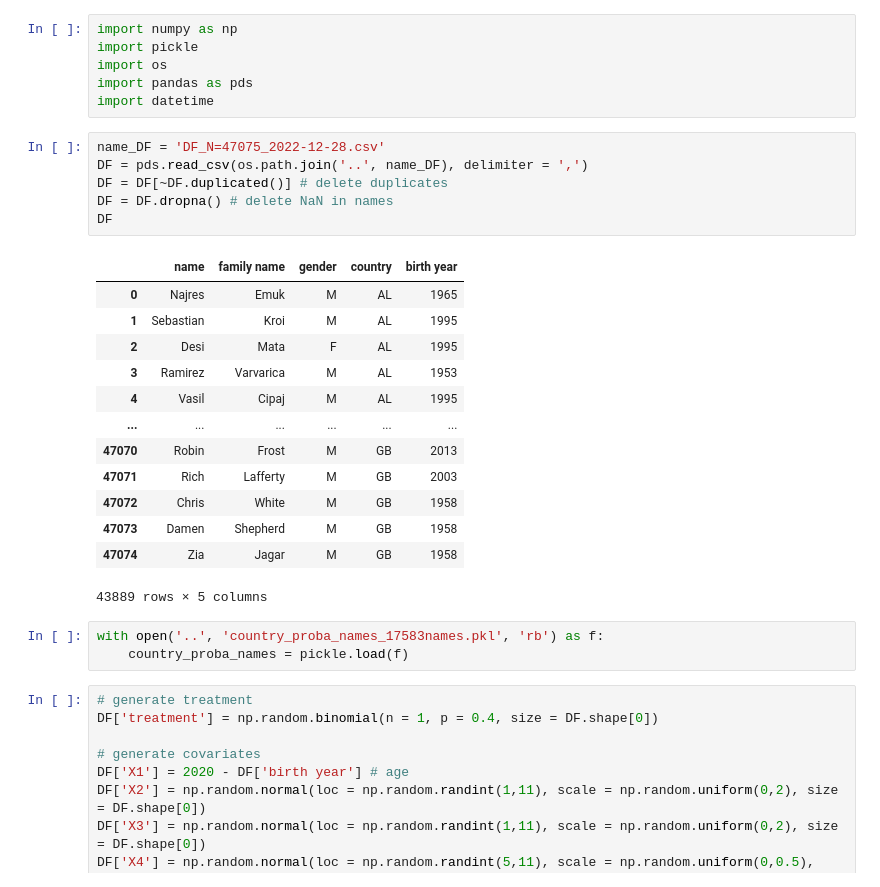
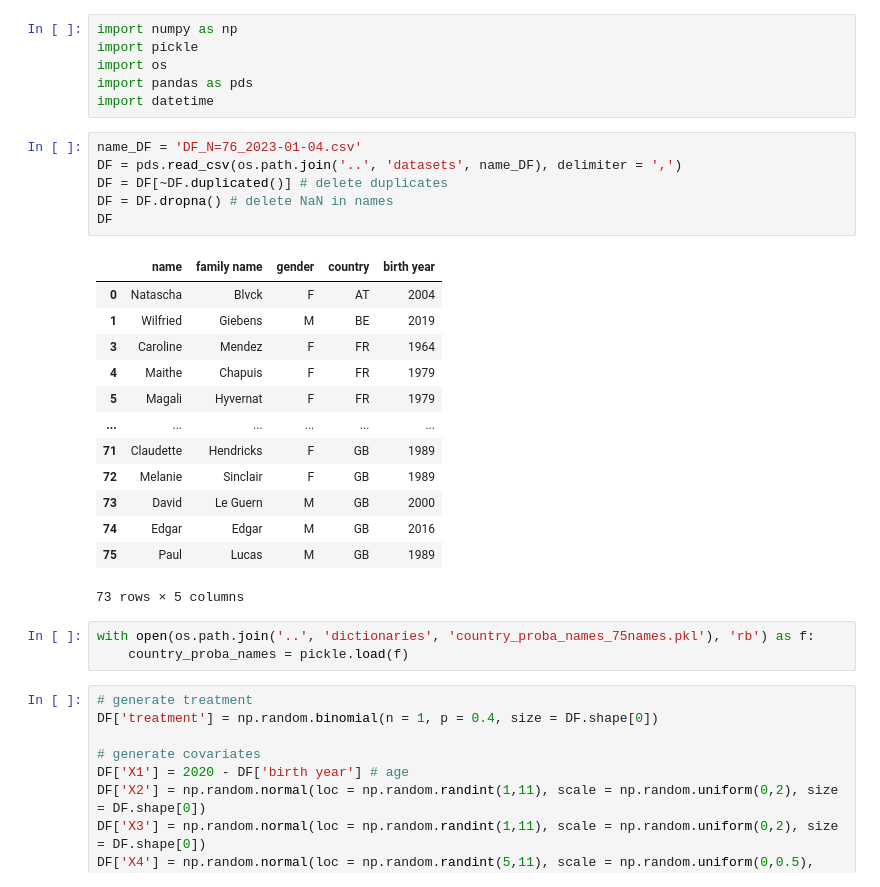
Before and after one commit to robachowyk/PhD-research, a Jupyter notebook: simulate data/python/generate association.ipynb, the cells around one changed output. Drawn from its saved outputs; the diff is of its cells as text.

```diff
--- a/simulate data/python/generate association.ipynb
+++ b/simulate data/python/generate association.ipynb
@@ -5,27 +5,27 @@ import os
 import pandas as pds
 import datetime
 # %%
-name_DF = 'DF_N=47075_2022-12-28.csv'
-DF = pds.read_csv(os.path.join('..', name_DF), delimiter = ',')
+name_DF = 'DF_N=76_2023-01-04.csv'
+DF = pds.read_csv(os.path.join('..', 'datasets', name_DF), delimiter = ',')
 DF = DF[~DF.duplicated()] # delete duplicates
 DF = DF.dropna() # delete NaN in names
 DF
 # %% [output]
 |  | name | family name | gender | country | birth year |
-| 0 | Najres | Emuk | M | AL | 1965 |
-| 1 | Sebastian | Kroi | M | AL | 1995 |
-| 2 | Desi | Mata | F | AL | 1995 |
-| 3 | Ramirez | Varvarica | M | AL | 1953 |
-| 4 | Vasil | Cipaj | M | AL | 1995 |
+| 0 | Natascha | Blvck | F | AT | 2004 |
+| 1 | Wilfried | Giebens | M | BE | 2019 |
+| 3 | Caroline | Mendez | F | FR | 1964 |
+| 4 | Maithe | Chapuis | F | FR | 1979 |
+| 5 | Magali | Hyvernat | F | FR | 1979 |
 | ... | ... | ... | ... | ... | ... |
-| 47070 | Robin | Frost | M | GB | 2013 |
-| 47071 | Rich | Lafferty | M | GB | 2003 |
-| 47072 | Chris | White | M | GB | 1958 |
-| 47073 | Damen | Shepherd | M | GB | 1958 |
-| 47074 | Zia | Jagar | M | GB | 1958 |
+| 71 | Claudette | Hendricks | F | GB | 1989 |
+| 72 | Melanie | Sinclair | F | GB | 1989 |
+| 73 | David | Le Guern | M | GB | 2000 |
+| 74 | Edgar | Edgar | M | GB | 2016 |
+| 75 | Paul | Lucas | M | GB | 1989 |
-43889 rows × 5 columns
+73 rows × 5 columns
 # %%
-with open('..', 'country_proba_names_17583names.pkl', 'rb') as f:
+with open(os.path.join('..', 'dictionaries', 'country_proba_names_75names.pkl'), 'rb') as f:
     country_proba_names = pickle.load(f)
 # %%
 # generate treatment
```
Also changed, not shown: parts of 2 cells of this notebook, 28 other files.
